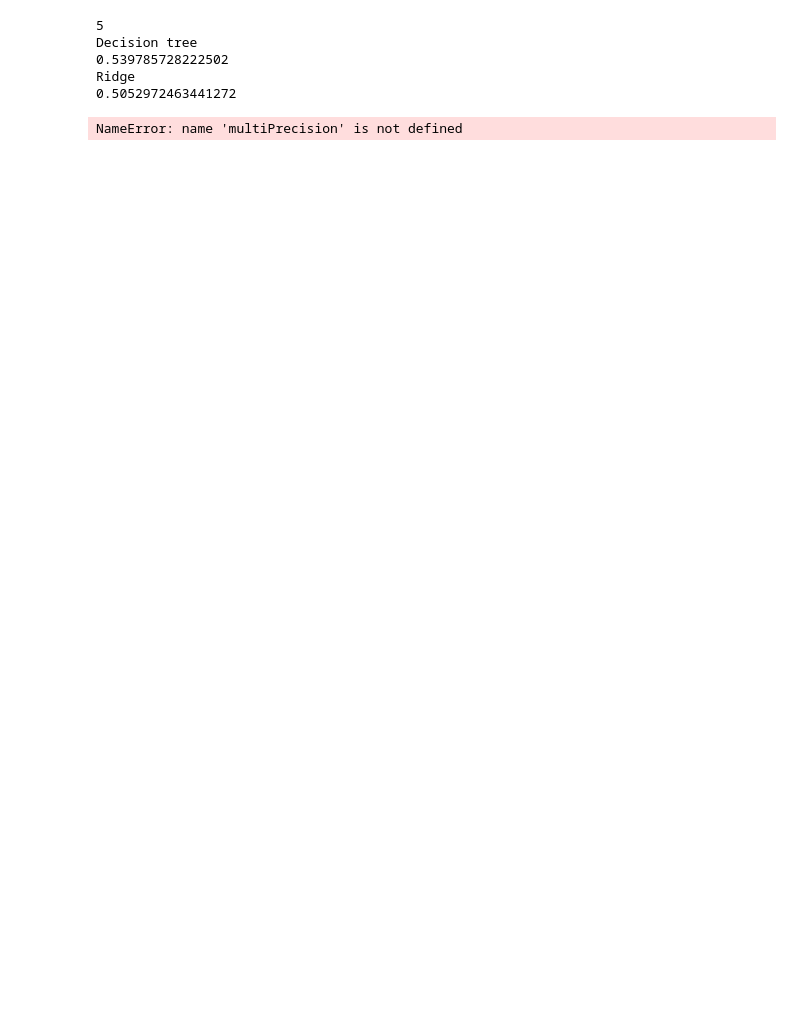
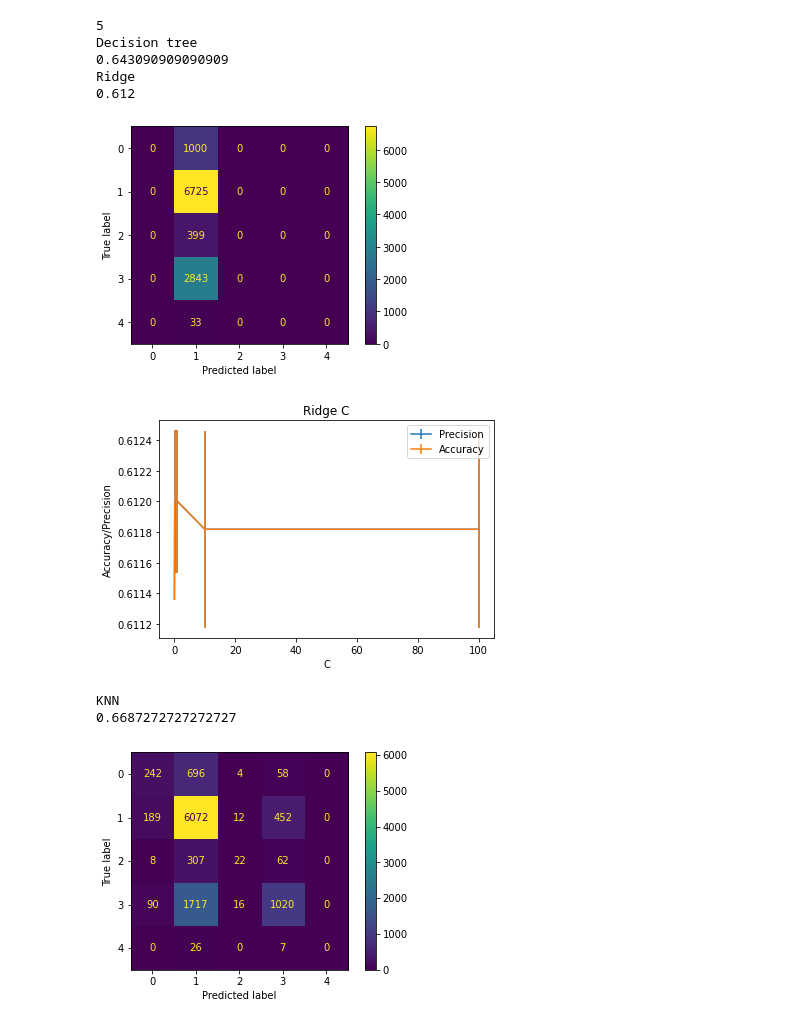
Before and after one commit to cwwalsh/machine-learning-project, a Jupyter notebook: project.ipynb, the cells around one changed output. Drawn from its saved outputs; the diff is of its cells as text; code cells hidden in the pictures; blank space fills up the shorter version.

```diff
--- a/project.ipynb
+++ b/project.ipynb
@@ -9,7 +9,8 @@ from sklearn.linear_model import RidgeClassifier
 import matplotlib
 import matplotlib.pyplot as plt
 from sklearn.model_selection import cross_val_score
-
+from sklearn.metrics import plot_confusion_matrix
+from sklearn.neighbors import KNeighborsClassifier
 
 UNREST_COLUMNS = ["EVENT_ID_CNTY",
                 "EVENT_DATE",
@@ -139,6 +140,17 @@ print("Ridge")
 print(precision_score(issueType, ridgePred, average="micro"))
 print(precision_score(issueType2, ridgePredGen, average="micro"))
 
+knn = KNeighborsClassifier(10)
+knn.fit(trainingDataNormal, issueType)
+ridgePred = knn.predict(trainingDataNormal)
+ridgePredGen = knn.predict(generalizedTestNormal)
+print("KNN")
+print(precision_score(issueType, ridgePred, average="micro"))
+print(precision_score(issueType2, ridgePredGen, average="micro"))
+plot_confusion_matrix(knn, trainingDataNormal, issueType)
+plt.show()
+
+
 ridge_mean_acc = []
 ridge_std_acc = []
 ridge_mean_prec = []
@@ -159,6 +171,9 @@ plt.legend(['Precision', 'Accuracy'])
 plt.title("Ridge C")
 plt.xlabel("C");plt.ylabel("Accuracy/Precision")
 plt.show()
+plot_confusion_matrix(ridge, trainingDataNormal, issueType)
+plt.show()
+#plot_confusion_matrix(ridge, generalizedTestNormal, issueType2)
 
 tree_mean_acc = []
 tree_std_acc = []
@@ -180,3 +195,6 @@ plt.legend(['Precision', 'Accuracy'])
 plt.title("Tree Depth")
 plt.xlabel("Depth");plt.ylabel("Accuracy/Precision")
 plt.show()
+
+plot_confusion_matrix(dTree, trainingDataNormal, issueType)
+#plot_confusion_matrix(dTree, generalizedTestNormal, issueType2)
@@ -255,9 +290,9 @@ def randomSample():
     #issueType = merge['EVENT_TYPE']
     #Serialize the data and return it as the expected values for training
     #issueType = issueType.replace(replaceDict(unrest_df, "EVENT_TYPE"))
-    notPeaceful = merge[merge.EVENT_TYPE != 'Protests']
+    notPeaceful = merge[merge.EVENT_TYPE != 'Protests'].sample(10000)
 
-    peaceful = merge[merge.EVENT_TYPE == 'Protests'].sample(notPeaceful.shape[0])
+    peaceful = merge[merge.EVENT_TYPE == 'Protests'].sample(notPeaceful.shape[0]//10)
 
     full = notPeaceful.append(peaceful)
     result = full.sample(full.shape[0])
@@ -295,6 +330,11 @@ ridgePred = ridge.predict(trainingDataNormal)
 print("Ridge")
 print(precision_score(issueType, ridgePred, average="micro"))
 #print(precision_score(issueType2, ridgePredGen, average="micro"))
+ridge = RidgeClassifier(alpha=1/(2*0.01))
+ridge.fit(trainingDataNormal, issueType)
+plot_confusion_matrix(ridge, trainingDataNormal, issueType)
+plt.show()
+
 
 ridge_mean_acc = []
 ridge_std_acc = []
@@ -313,34 +353,69 @@ for C in ridge_c:
 plt.errorbar(ridge_c, ridge_mean_prec, yerr=ridge_std_prec)
 plt.errorbar(ridge_c, ridge_mean_acc, yerr=ridge_std_acc)
 plt.legend(['Precision', 'Accuracy'])
 plt.title("Ridge C")
 plt.xlabel("C");plt.ylabel("Accuracy/Precision")
 plt.show()
 
 tree_mean_acc = []
 tree_std_acc = []
 tree_mean_prec = []
 tree_std_prec = []
 tree_c = [3,5,7,11,13,15]
-for C in tree_c:
+'''for C in tree_c:
     testModel = DecisionTreeClassifier(max_depth=C)
     tmpAcc = cross_val_score(testModel, trainingDataNormal, issueType, scoring="accuracy")
     tree_mean_acc.append(tmpAcc.mean())
     tree_std_acc.append(tmpAcc.std())
     tmpPrec = cross_val_score(testModel, trainingDataNormal, issueType, scoring=make_scorer(multiPrecision))
     tree_mean_prec.append(tmpPrec.mean())
     tree_std_prec.append(tmpPrec.std())
 
 plt.errorbar(tree_c, tree_mean_prec, yerr=tree_std_prec)
 plt.errorbar(tree_c, tree_mean_acc, yerr=tree_std_acc)
 plt.legend(['Precision', 'Accuracy'])
 plt.title("Tree Depth")
 plt.xlabel("Depth");plt.ylabel("Accuracy/Precision")
 plt.show()
+'''
+
+knn = KNeighborsClassifier(5)
+knn.fit(trainingDataNormal, issueType)
+ridgePred = knn.predict(trainingDataNormal)
+ridgePredGen = knn.predict(generalizedTestNormal)
+print("KNN")
+print(precision_score(issueType, ridgePred, average="micro"))
+#print(precision_score(issueType2, ridgePredGen, average="micro"))
+plot_confusion_matrix(knn, trainingDataNormal, issueType)
+plt.show()
+tree_mean_acc = []
+tree_std_acc = []
+tree_mean_prec = []
+tree_std_prec = []
+k = [3,5,7,11,13,15]
+for C in k:
+    testModel = KNeighborsClassifier(C)
+    tmpAcc = cross_val_score(testModel, trainingDataNormal, issueType, scoring="accuracy")
+    tree_mean_acc.append(tmpAcc.mean())
+    tree_std_acc.append(tmpAcc.std())
+    tmpPrec = cross_val_score(testModel, trainingDataNormal, issueType, scoring=make_scorer(multiPrecision))
+    tree_mean_prec.append(tmpPrec.mean())
+    tree_std_prec.append(tmpPrec.std())
+
+plt.errorbar(tree_c, tree_mean_prec, yerr=tree_std_prec)
+plt.errorbar(tree_c, tree_mean_acc, yerr=tree_std_acc)
+plt.legend(['Precision', 'Accuracy'])
+plt.title("Tree Depth")
+plt.xlabel("Depth");plt.ylabel("Accuracy/Precision")
+plt.show()
 # %% [output]
 5
 Decision tree
-0.539785728222502
+0.643090909090909
 Ridge
-0.5052972463441272
+0.612
+[figure, added]
+[figure, added]
-NameError: name 'multiPrecision' is not defined
+KNN
+0.6687272727272727
+[figure, added]
```
Also changed, not shown: parts of 1 cell of this notebook.
